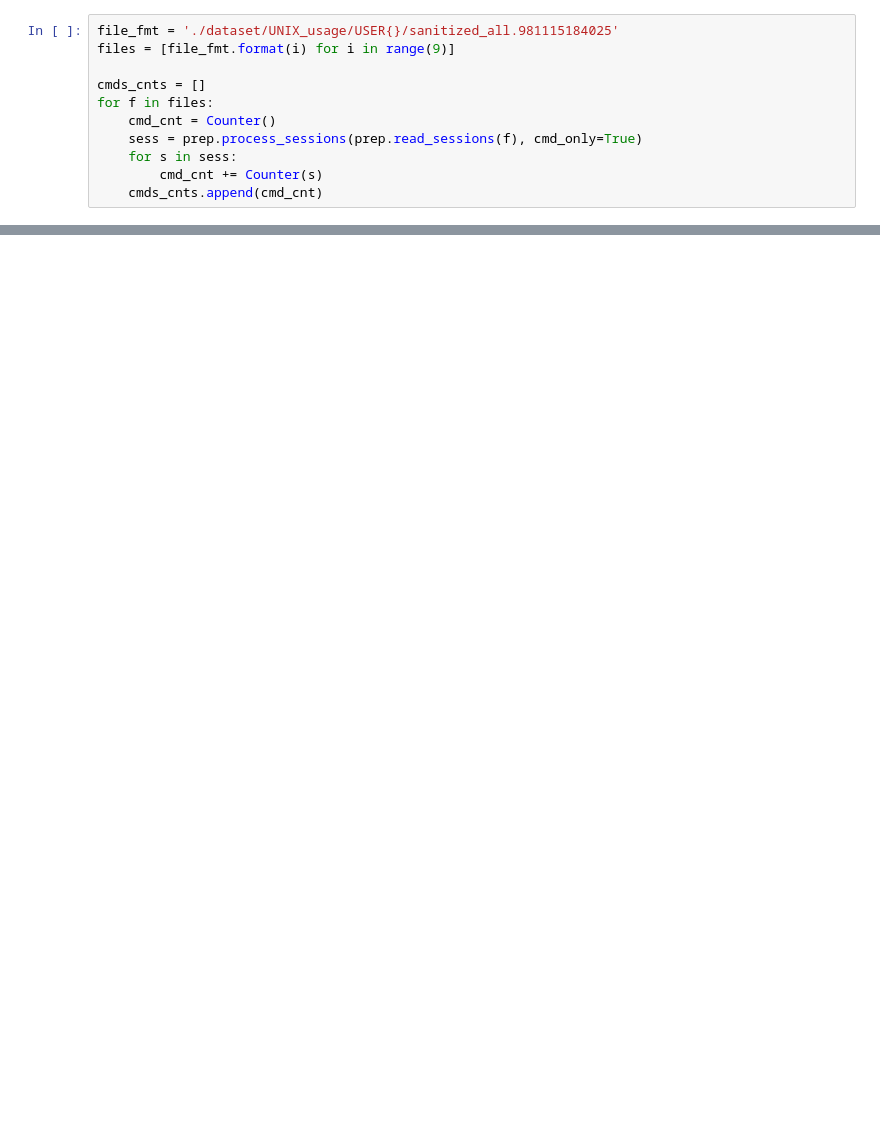
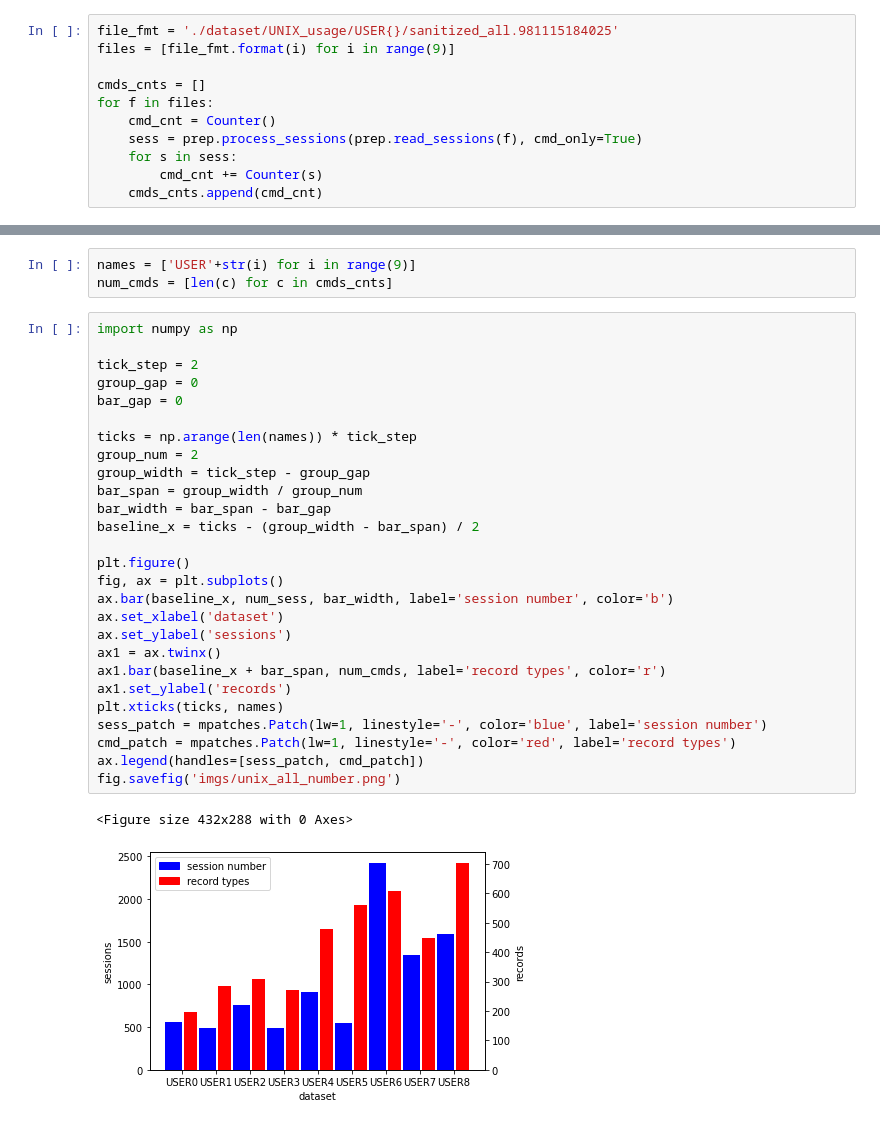
Before and after one commit to wz139704646/AssociationRuleMining, a Jupyter notebook: statistics.ipynb, the cells around one changed output, grey strips where cells are left out. Saved outputs shown, nothing was run; the diff lists cells and outputs as text; blank space fills up the shorter version.

Commit message:
add dummy baseline

```diff
--- a/statistics.ipynb
+++ b/statistics.ipynb
@@ -116,0 +244,33 @@ imgs/UNIX9_450-500_cmd_freq.png
+# %%
+names = ['USER'+str(i) for i in range(9)]
+num_cmds = [len(c) for c in cmds_cnts]
+# %%
+import numpy as np
+
+tick_step = 2
+group_gap = 0
+bar_gap = 0
+
+ticks = np.arange(len(names)) * tick_step
+group_num = 2
+group_width = tick_step - group_gap
+bar_span = group_width / group_num
+bar_width = bar_span - bar_gap
+baseline_x = ticks - (group_width - bar_span) / 2
+
+plt.figure()
+fig, ax = plt.subplots()
+ax.bar(baseline_x, num_sess, bar_width, label='session number', color='b')
+ax.set_xlabel('dataset')
+ax.set_ylabel('sessions')
+ax1 = ax.twinx()
+ax1.bar(baseline_x + bar_span, num_cmds, label='record types', color='r')
+ax1.set_ylabel('records')
+plt.xticks(ticks, names)
+sess_patch = mpatches.Patch(lw=1, linestyle='-', color='blue', label='session number')
+cmd_patch = mpatches.Patch(lw=1, linestyle='-', color='red', label='record types')
+ax.legend(handles=[sess_patch, cmd_patch])
+fig.savefig('imgs/unix_all_number.png')
+# %% [output]
+<Figure size 432x288 with 0 Axes>
+[figure, added]
```
Also changed, not shown: parts of 8 cells of this notebook, 7 other files.
